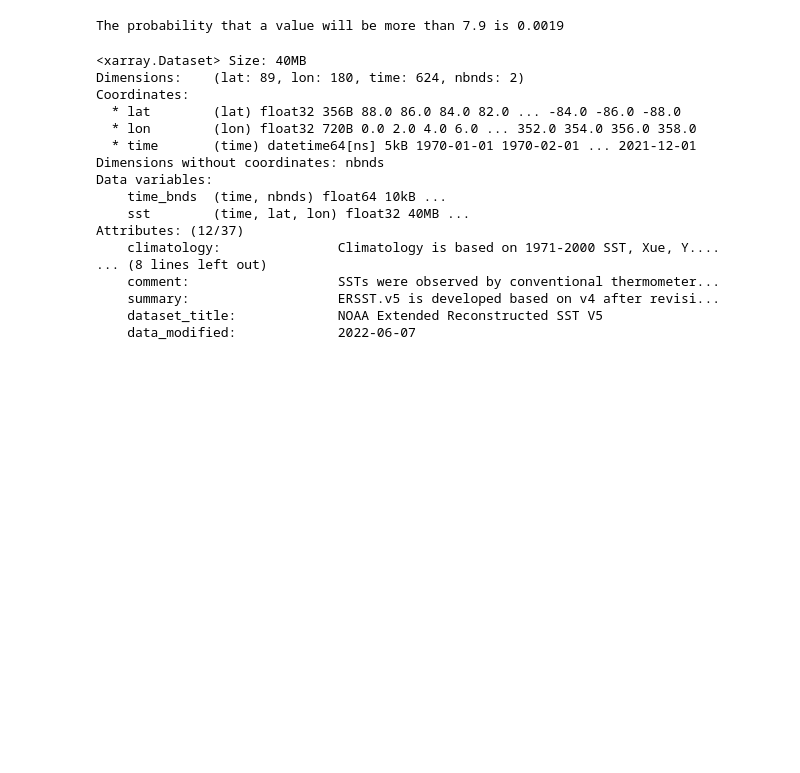
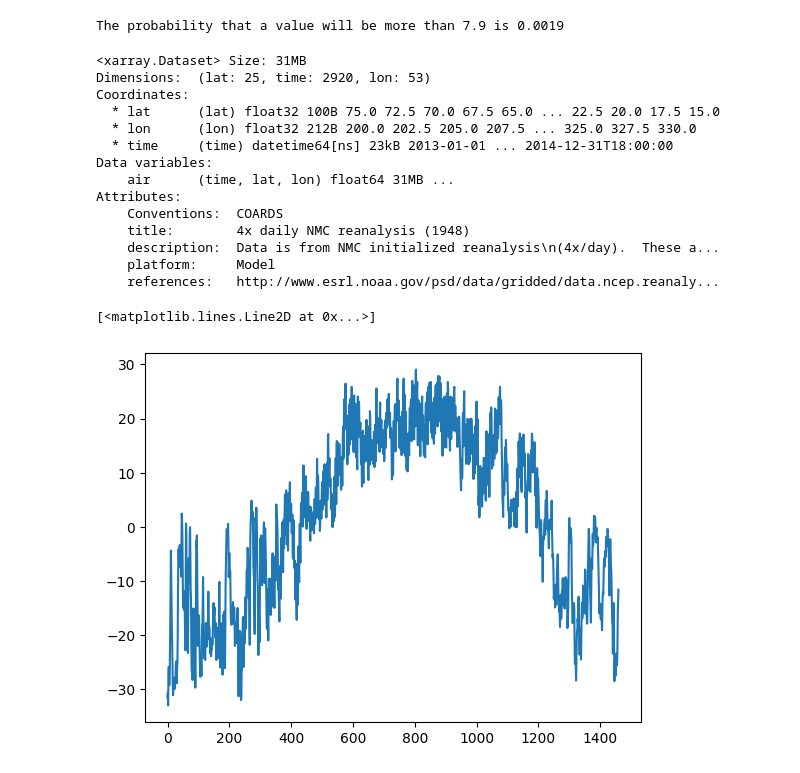
Before and after one commit to milicak/Data_Analysis_Course, a Jupyter notebook: Normal_distribution.ipynb, the cells around one changed output. Saved outputs shown, nothing was run; the diff lists cells and outputs as text; code cells hidden in the pictures; blank space fills up the shorter version.

```diff
--- a/Normal_distribution.ipynb
+++ b/Normal_distribution.ipynb
@@ -72,23 +83,27 @@ The probability that a value will be more than 7.9 is 0.0019
 # %%
 import xarray as xr
 # %%
-df = xr.tutorial.open_dataset('ersstv5')
+df = xr.tutorial.open_dataset("air_temperature")
 df
 # %% [output]
-<xarray.Dataset> Size: 40MB
-Dimensions:    (lat: 89, lon: 180, time: 624, nbnds: 2)
+<xarray.Dataset> Size: 31MB
+Dimensions:  (lat: 25, time: 2920, lon: 53)
 Coordinates:
-  * lat        (lat) float32 356B 88.0 86.0 84.0 82.0 ... -84.0 -86.0 -88.0
-  * lon        (lon) float32 720B 0.0 2.0 4.0 6.0 ... 352.0 354.0 356.0 358.0
-  * time       (time) datetime64[ns] 5kB 1970-01-01 1970-02-01 ... 2021-12-01
-Dimensions without coordinates: nbnds
+  * lat      (lat) float32 100B 75.0 72.5 70.0 67.5 65.0 ... 22.5 20.0 17.5 15.0
+  * lon      (lon) float32 212B 200.0 202.5 205.0 207.5 ... 325.0 327.5 330.0
+  * time     (time) datetime64[ns] 23kB 2013-01-01 ... 2014-12-31T18:00:00
 Data variables:
-    time_bnds  (time, nbnds) float64 10kB ...
-    sst        (time, lat, lon) float32 40MB ...
-Attributes: (12/37)
-    climatology:               Climatology is based on 1971-2000 SST, Xue, Y....
-... (8 lines left out)
-    comment:                   SSTs were observed by conventional thermometer...
-    summary:                   ERSST.v5 is developed based on v4 after revisi...
-    dataset_title:             NOAA Extended Reconstructed SST V5
-    data_modified:             2022-06-07
+    air      (time, lat, lon) float64 31MB ...
+Attributes:
+    Conventions:  COARDS
+    title:        4x daily NMC reanalysis (1948)
+    description:  Data is from NMC initialized reanalysis\n(4x/day).  These a...
+    platform:     Model
+    references:   http://www.esrl.noaa.gov/psd/data/gridded/data.ncep.reanaly...
+# %%
+# let's look at the 2014
+ds = df.sel(time=slice("2014-01-01", "2014-12-31"))
+plt.plot(ds.air[:,10,25]-273.15)
+# %% [output]
+[<matplotlib.lines.Line2D at 0x...>]
+[figure, added]
```
Also changed, not shown: parts of 21 cells of this notebook.
